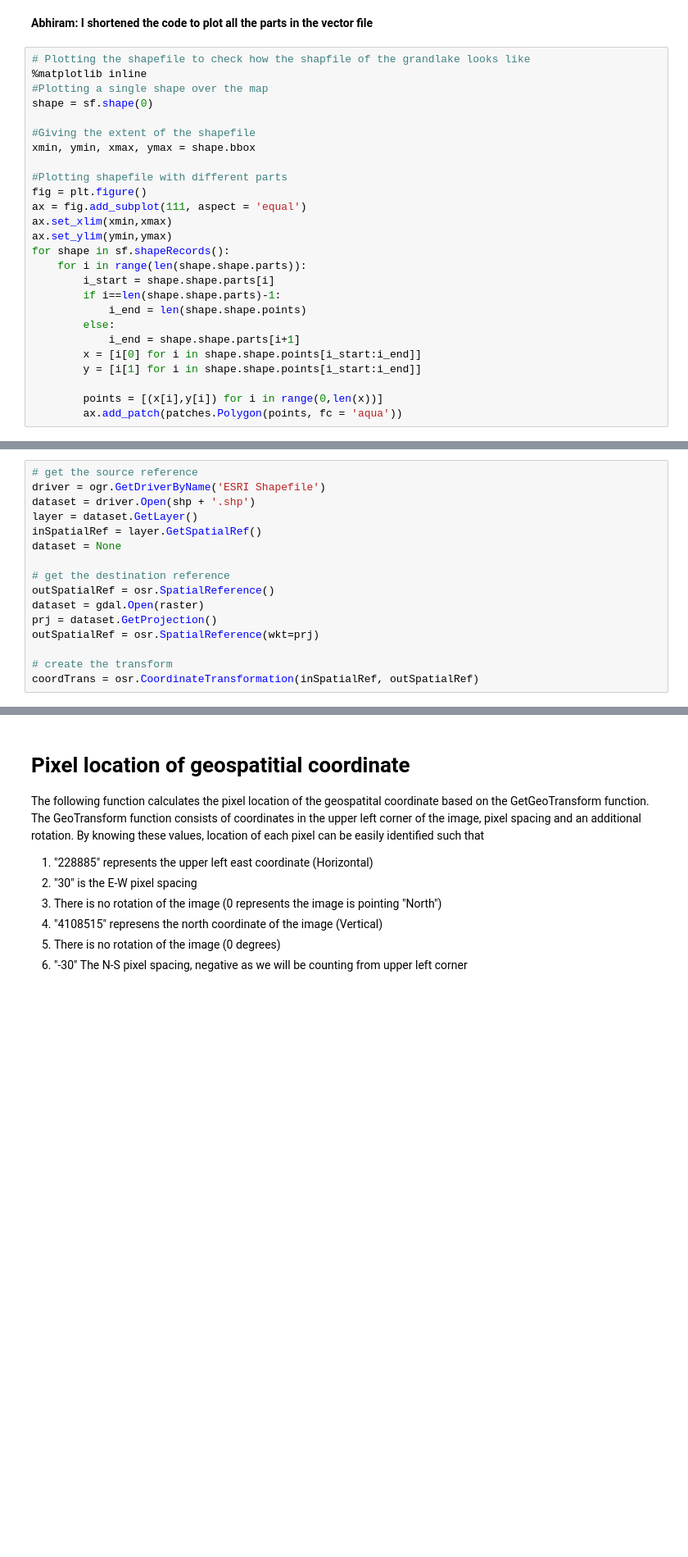
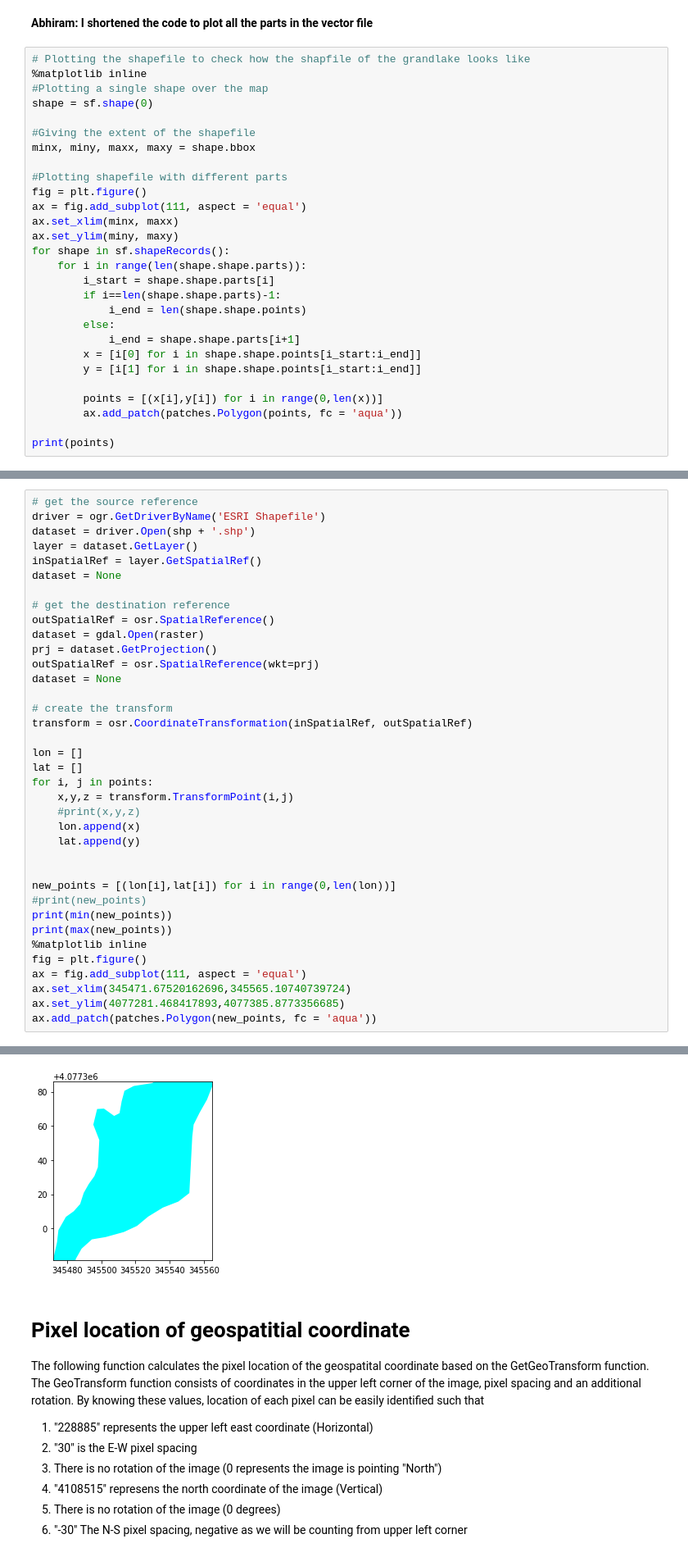
Before and after one commit to djlampert/Clipping_raster, a Jupyter notebook: clip_raster.ipynb, the cells around one changed output, grey strips where cells are left out. Shown: that part at 82% size. Saved outputs shown, nothing was run; the diff lists cells and outputs as text; blank space fills up the shorter version.

Commit message:
test coordinate transformation

```diff
--- a/clip_raster.ipynb
+++ b/clip_raster.ipynb
@@ -139,13 +141,13 @@ for shape in list(sf.iterShapes()):
 shape = sf.shape(0)
 
 #Giving the extent of the shapefile
-xmin, ymin, xmax, ymax = shape.bbox
+minx, miny, maxx, maxy = shape.bbox
 
 #Plotting shapefile with different parts
 fig = plt.figure()
 ax = fig.add_subplot(111, aspect = 'equal')
-ax.set_xlim(xmin,xmax)
-ax.set_ylim(ymin,ymax)
+ax.set_xlim(minx, maxx)
+ax.set_ylim(miny, maxy)
 for shape in sf.shapeRecords():
     for i in range(len(shape.shape.parts)):
         i_start = shape.shape.parts[i]
@@ -158,4 +160,6 @@ for shape in sf.shapeRecords():
 
         points = [(x[i],y[i]) for i in range(0,len(x))]
         ax.add_patch(patches.Polygon(points, fc = 'aqua'))
+
+print(points)
 # %% [output]
@@ -173,6 +178,28 @@ outSpatialRef = osr.SpatialReference()
 dataset = gdal.Open(raster)
 prj = dataset.GetProjection()
 outSpatialRef = osr.SpatialReference(wkt=prj)
+dataset = None
 
 # create the transform
-coordTrans = osr.CoordinateTransformation(inSpatialRef, outSpatialRef)
+transform = osr.CoordinateTransformation(inSpatialRef, outSpatialRef)
+
+lon = []
+lat = []
+for i, j in points:
+    x,y,z = transform.TransformPoint(i,j)
+    #print(x,y,z)
+    lon.append(x)
+    lat.append(y)
+
+
+new_points = [(lon[i],lat[i]) for i in range(0,len(lon))]
+#print(new_points)
+print(min(new_points))
+print(max(new_points))
+%matplotlib inline
+fig = plt.figure()
+ax = fig.add_subplot(111, aspect = 'equal')
+ax.set_xlim(345471.67520162696,345565.10740739724)
+ax.set_ylim(4077281.468417893,4077385.8773356685)
+ax.add_patch(patches.Polygon(new_points, fc = 'aqua'))
+# %% [output]
@@ -179,3 +209,4 @@ coordTrans = osr.CoordinateTransformation(inSpatialRef, outSpatialRef)
+[figure, added]
 # %% [markdown]
 # Pixel location of geospatitial coordinate
 The following function calculates the pixel location of the geospatital coordinate based on the GetGeoTransform function. The GeoTransform function consists of coordinates in the upper left corner of the image, pixel spacing and an additional rotation. By knowing these values, location of each pixel can be easily identified such that
```
Also changed, not shown: parts of 3 cells of this notebook.
